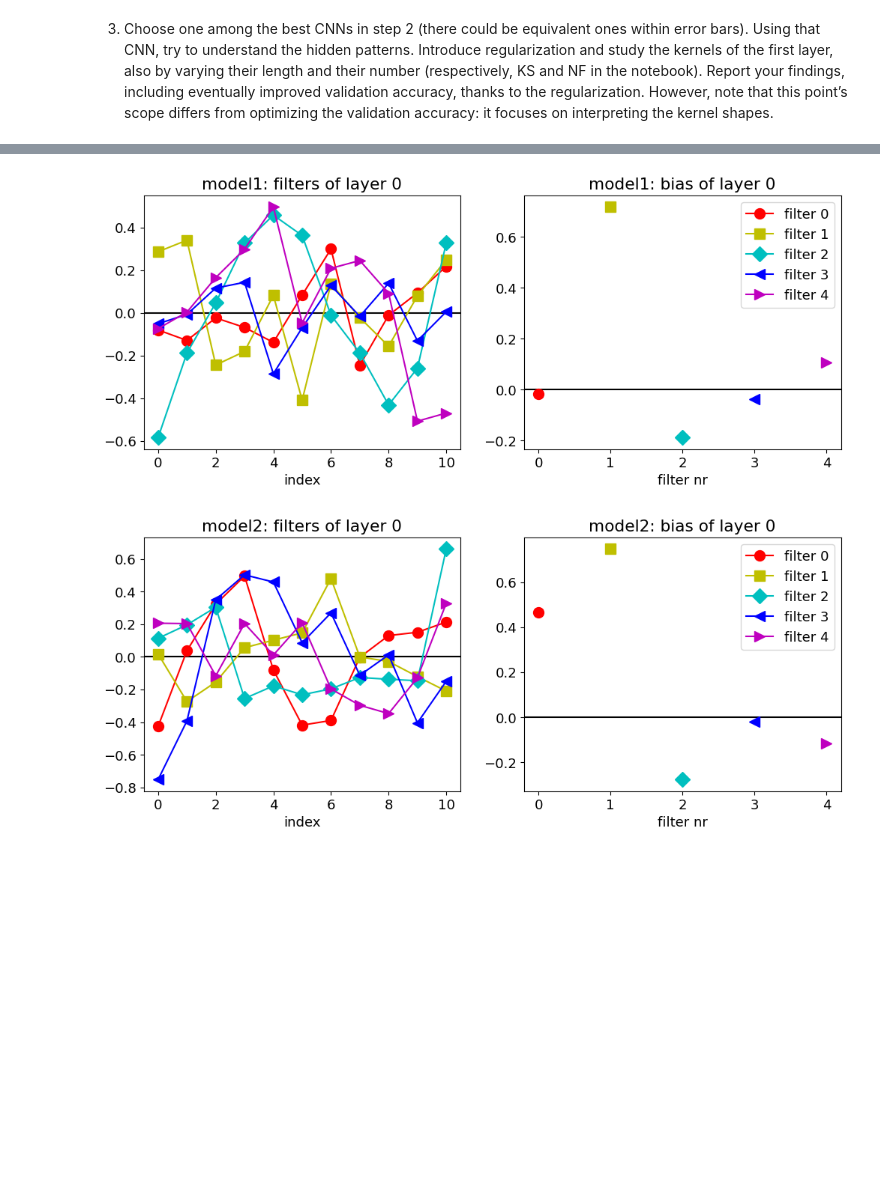
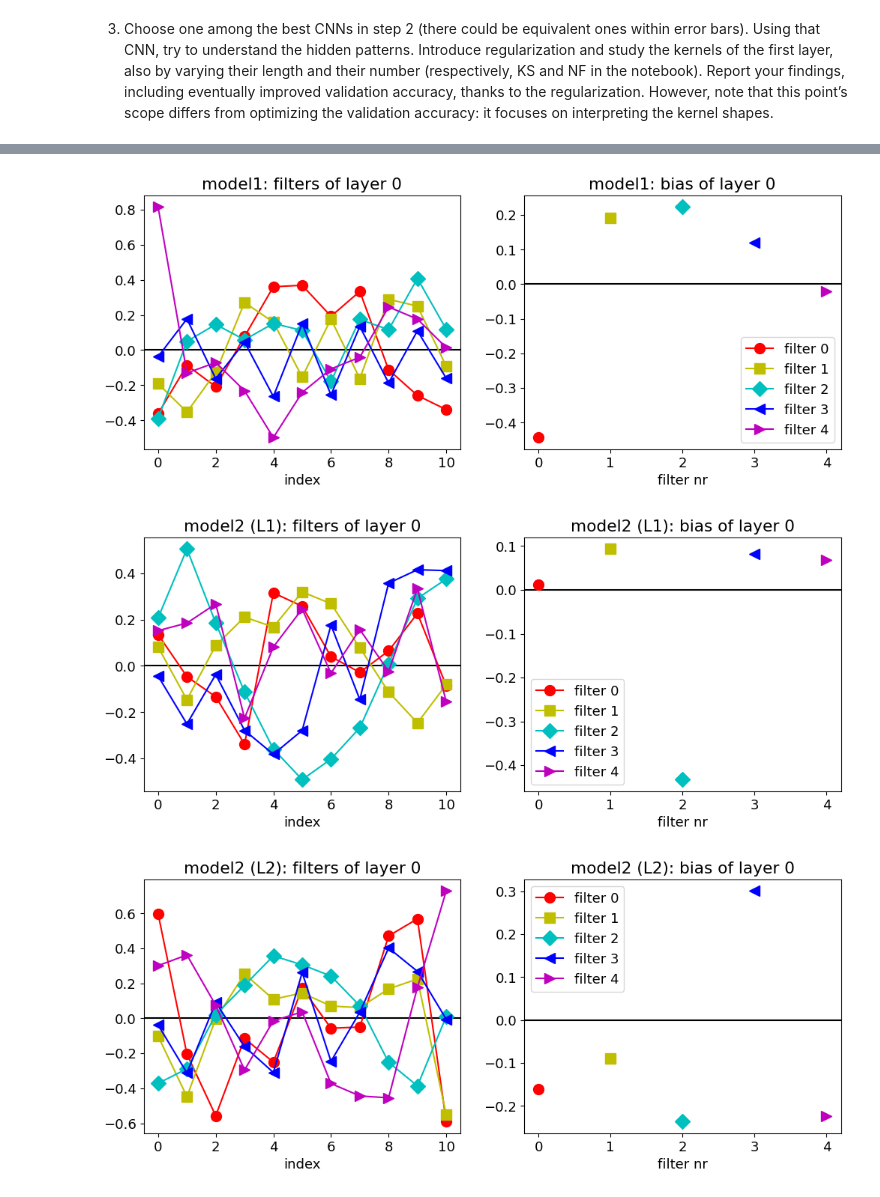
Before and after one commit to Kallo27/LCP_B, a Jupyter notebook: group2405_exercise1.ipynb, the cells around one changed output, grey strips where cells are left out. Drawn from its saved outputs; the diff is of its cells as text; code cells hidden in the pictures; blank space fills up the shorter version.

```diff
--- a/group2405_exercise1.ipynb
+++ b/group2405_exercise1.ipynb
@@ -128,11 +126,11 @@ def build_model(NCONV=1, NF=5,KS=6, NF2=5,KS2=4, lamb=0):
     # .RMSprop()
     # .Nadam()
     # Define the optimizer learning rate as a hyperparameter.
-    opt = keras.optimizers.Adam()
+    #opt = keras.optimizers.Adam()
 
     # compile the model
     # categorical_crossentropy, 3 output nodes
-    model.compile(loss=keras.losses.categorical_crossentropy,optimizer=opt,metrics=['accuracy'])
+    #model.compile(loss=keras.losses.categorical_crossentropy,optimizer=opt,metrics=['accuracy'])
     return model
 
 model=build_model(NCONV=NCONV,KS=11)
@@ -145,14 +143,13 @@ print(model.summary())
 # .SGD(lr=0.01, momentum=0.9, nesterov=True) # decay=1e-6,
 # .RMSprop()
 # .Nadam()
-opt = tf.keras.optimizers.Adam()
+#opt = tf.keras.optimizers.Adam()
 
 # compile the model
 # categorical_crossentropy, 3 output nodes
-model.compile(loss=keras.losses.categorical_crossentropy,
-              optimizer=opt,metrics=['accuracy'])
+#model.compile(loss=keras.losses.categorical_crossentropy, optimizer=opt,metrics=['accuracy'])
 
-print(model.layers)
+#print(model.layers)
 # %% [output]
 [figure]
 [figure]
@@ -323,27 +320,42 @@ Show_weights(model,2)
 # %%
-# introduco la regolarizzazione
+# introduco la regolarizzazione con LASSO
 model2 = keras.models.clone_model(model)
 
-reg2 = keras.regularizers.l2(0.5)
+reg2 = keras.regularizers.l1(0.5)
 model2.layers[0].kernel_regularizer = reg2
 model2.layers[1].kernel_regularizer = reg2
 model2.layers[2].kernel_regularizer = reg2
 
-opt = tf.keras.optimizers.legacy.SGD() # controllare se posso fare sta cosa
+opt = tf.keras.optimizers.legacy.SGD()
 model2.compile(loss=keras.losses.categorical_crossentropy,optimizer=opt,metrics=['accuracy'])
+
+# introduco la regolarizzazione con RIDGE
+model3 = keras.models.clone_model(model)
+
+reg3 = keras.regularizers.l2(0.5)
+model3.layers[0].kernel_regularizer = reg2
+model3.layers[1].kernel_regularizer = reg2
+model3.layers[2].kernel_regularizer = reg2
+
+opt = tf.keras.optimizers.legacy.SGD()
+model3.compile(loss=keras.losses.categorical_crossentropy,optimizer=opt,metrics=['accuracy'])
 
 BATCH_SIZE2 = 200
 EPOCHS2 = 300
 
 fit2 = model2.fit(x_train,y_train,batch_size=BATCH_SIZE2,epochs=EPOCHS2,
                 validation_data=(x_val, y_val), verbose=0, shuffle=True)
+fit3 = model3.fit(x_train,y_train,batch_size=BATCH_SIZE2,epochs=EPOCHS2,
+                validation_data=(x_val, y_val), verbose=0, shuffle=True)
 # %%
 # studiare il kernel del primo layer
 Show_weights(model,0,label="model1")
-Show_weights(model2,0,label="model2")
+Show_weights(model2,0,label="model2 (L1)")
+Show_weights(model3,0,label="model2 (L2)")
 # %% [output]
-[figure, old version]
+[figure, new version]
-[figure, old version]
+[figure, new version]
+[figure, added]
 # %%
 # ci permette di osservare come varia la mia validation accurancy
 def Show_history(fit):
```
Also changed, not shown: parts of 11 cells of this notebook.
